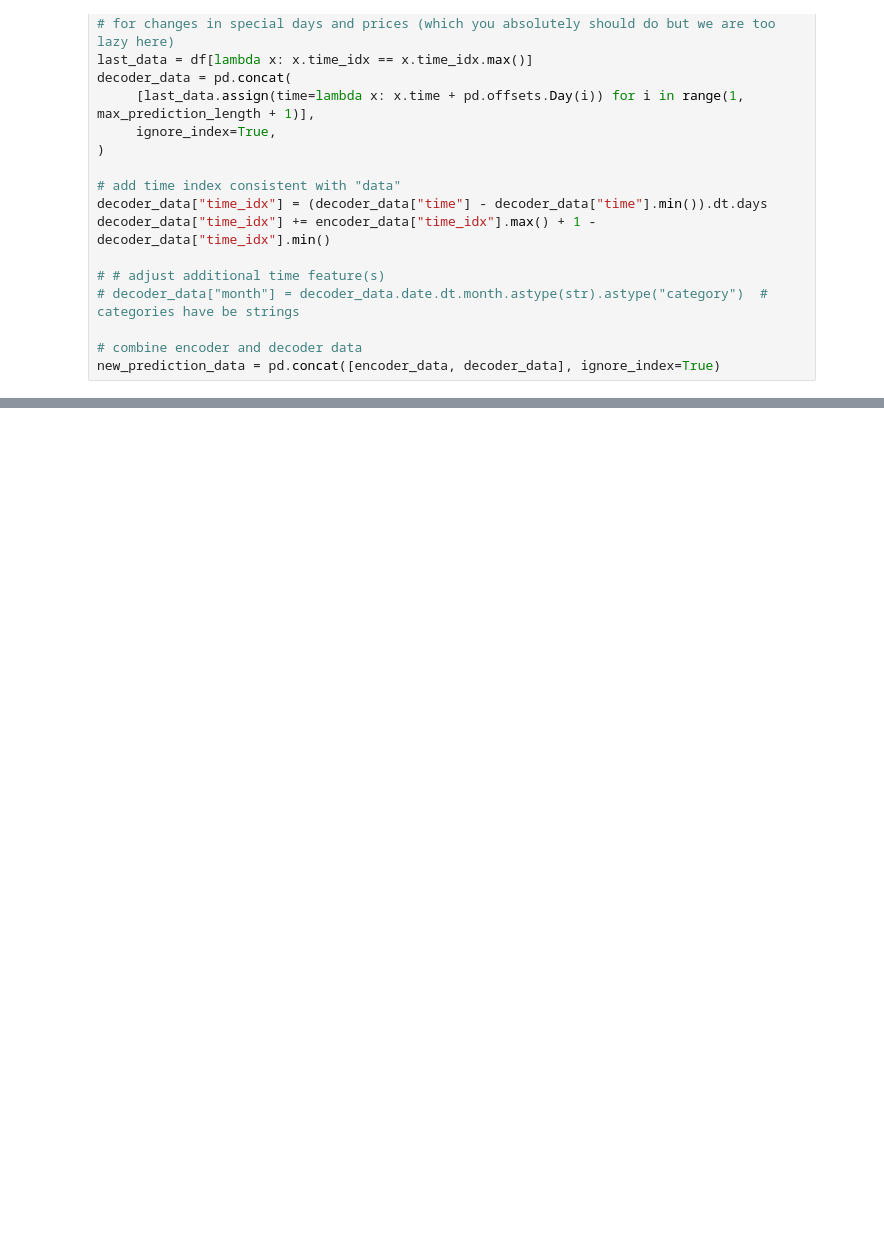
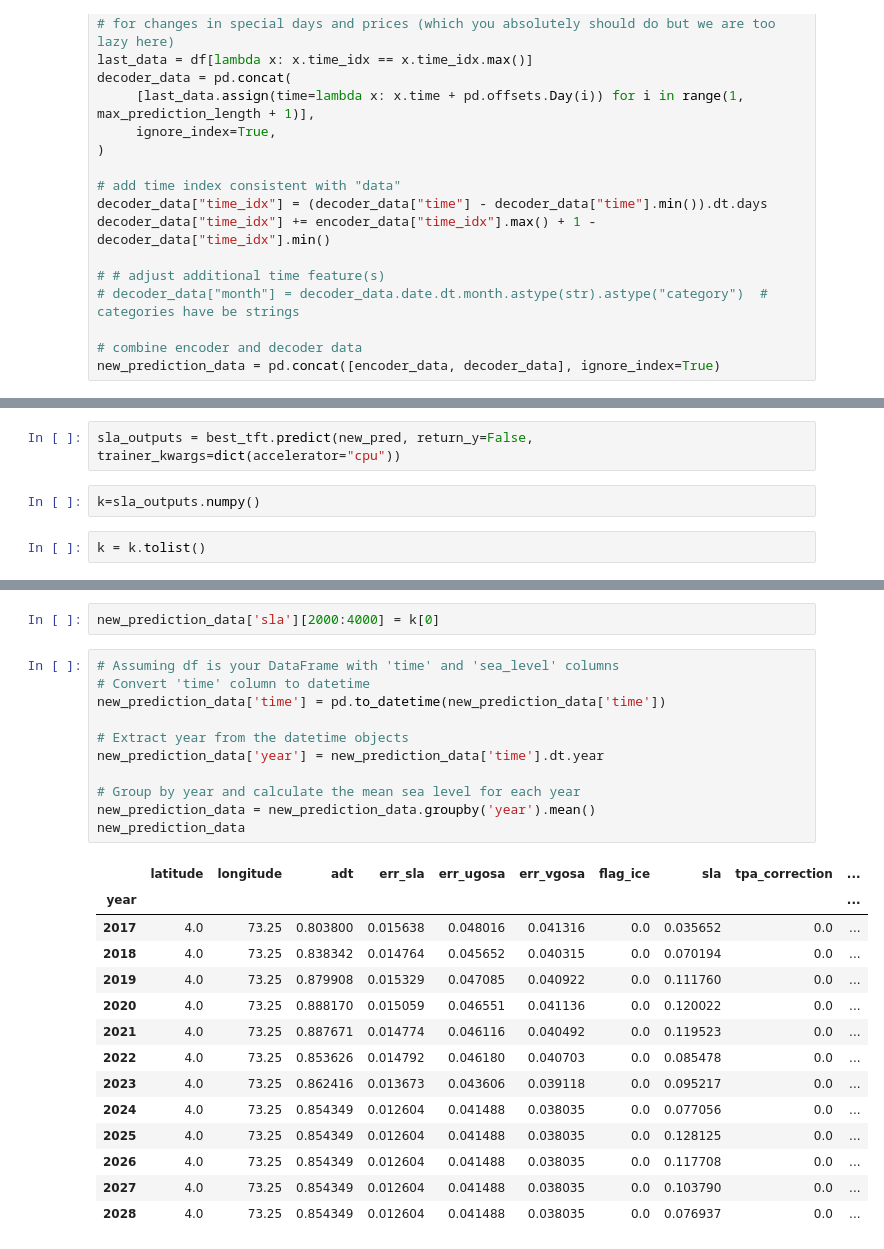
Before and after one commit to bhavyasree0108/SeaLevelRise-Prediction-TemporalTransformers, a Jupyter notebook: Modelling_SLA.ipynb, the cells around one changed output, grey strips where cells are left out. Drawn from its saved outputs; the diff is of its cells as text; blank space fills up the shorter version.

```diff
--- a/Modelling_SLA.ipynb
+++ b/Modelling_SLA.ipynb
@@ -325,0 +405,6 @@ best_tft.plot_prediction(new_raw_predictions.x, new_raw_predictions.output, idx=
+# %%
+sla_outputs = best_tft.predict(new_pred, return_y=False, trainer_kwargs=dict(accelerator="cpu"))
+# %%
+k=sla_outputs.numpy()
+# %%
+k = k.tolist()
@@ -325,0 +415,28 @@ best_tft.plot_prediction(new_raw_predictions.x, new_raw_predictions.output, idx=
+# %%
+new_prediction_data['sla'][2000:4000] = k[0]
+# %%
+# Assuming df is your DataFrame with 'time' and 'sea_level' columns
+# Convert 'time' column to datetime
+new_prediction_data['time'] = pd.to_datetime(new_prediction_data['time'])
+
+# Extract year from the datetime objects
+new_prediction_data['year'] = new_prediction_data['time'].dt.year
+
+# Group by year and calculate the mean sea level for each year
+new_prediction_data = new_prediction_data.groupby('year').mean()
+new_prediction_data
+# %% [output]
+|  | latitude | longitude | adt | err_sla | err_ugosa | err_vgosa | flag_ice | sla | tpa_correction | ... |
+| year |  |  |  |  |  |  |  |  |  | ... |
+| 2017 | 4.0 | 73.25 | 0.803800 | 0.015638 | 0.048016 | 0.041316 | 0.0 | 0.035652 | 0.0 | ... |
+| 2018 | 4.0 | 73.25 | 0.838342 | 0.014764 | 0.045652 | 0.040315 | 0.0 | 0.070194 | 0.0 | ... |
+| 2019 | 4.0 | 73.25 | 0.879908 | 0.015329 | 0.047085 | 0.040922 | 0.0 | 0.111760 | 0.0 | ... |
+| 2020 | 4.0 | 73.25 | 0.888170 | 0.015059 | 0.046551 | 0.041136 | 0.0 | 0.120022 | 0.0 | ... |
+| 2021 | 4.0 | 73.25 | 0.887671 | 0.014774 | 0.046116 | 0.040492 | 0.0 | 0.119523 | 0.0 | ... |
+| 2022 | 4.0 | 73.25 | 0.853626 | 0.014792 | 0.046180 | 0.040703 | 0.0 | 0.085478 | 0.0 | ... |
+| 2023 | 4.0 | 73.25 | 0.862416 | 0.013673 | 0.043606 | 0.039118 | 0.0 | 0.095217 | 0.0 | ... |
+| 2024 | 4.0 | 73.25 | 0.854349 | 0.012604 | 0.041488 | 0.038035 | 0.0 | 0.077056 | 0.0 | ... |
+| 2025 | 4.0 | 73.25 | 0.854349 | 0.012604 | 0.041488 | 0.038035 | 0.0 | 0.128125 | 0.0 | ... |
+| 2026 | 4.0 | 73.25 | 0.854349 | 0.012604 | 0.041488 | 0.038035 | 0.0 | 0.117708 | 0.0 | ... |
+| 2027 | 4.0 | 73.25 | 0.854349 | 0.012604 | 0.041488 | 0.038035 | 0.0 | 0.103790 | 0.0 | ... |
+| 2028 | 4.0 | 73.25 | 0.854349 | 0.012604 | 0.041488 | 0.038035 | 0.0 | 0.076937 | 0.0 | ... |
```
Also changed, not shown: parts of 29 cells of this notebook, 1 other file.
